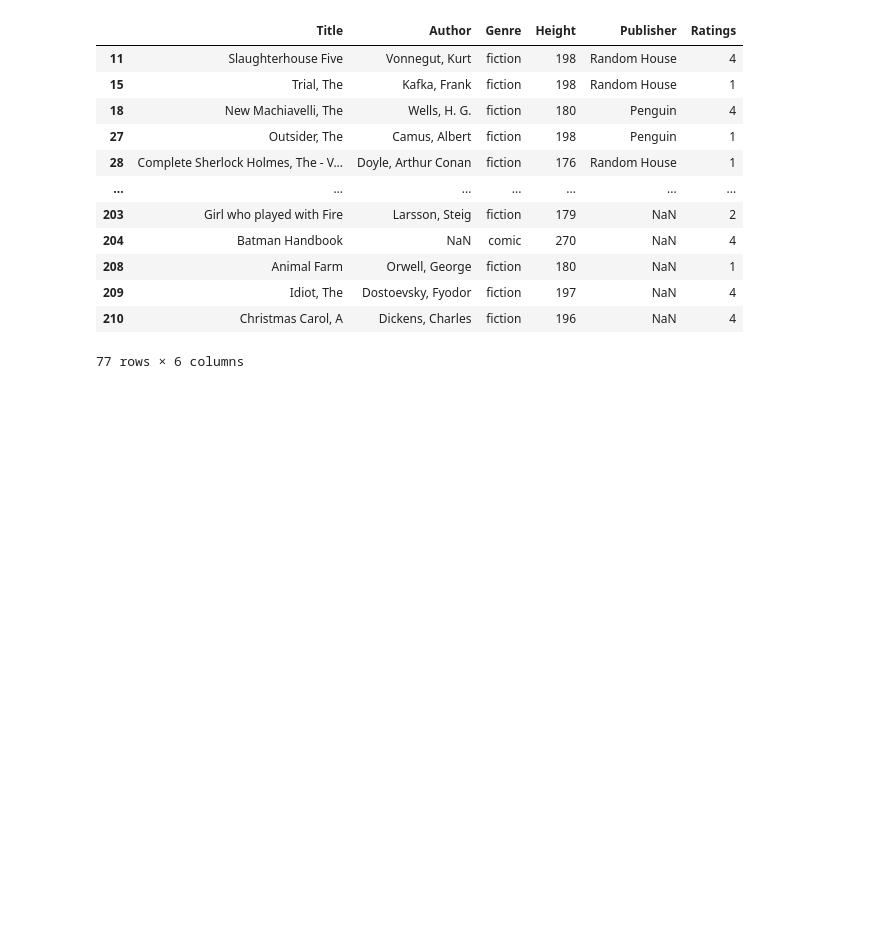
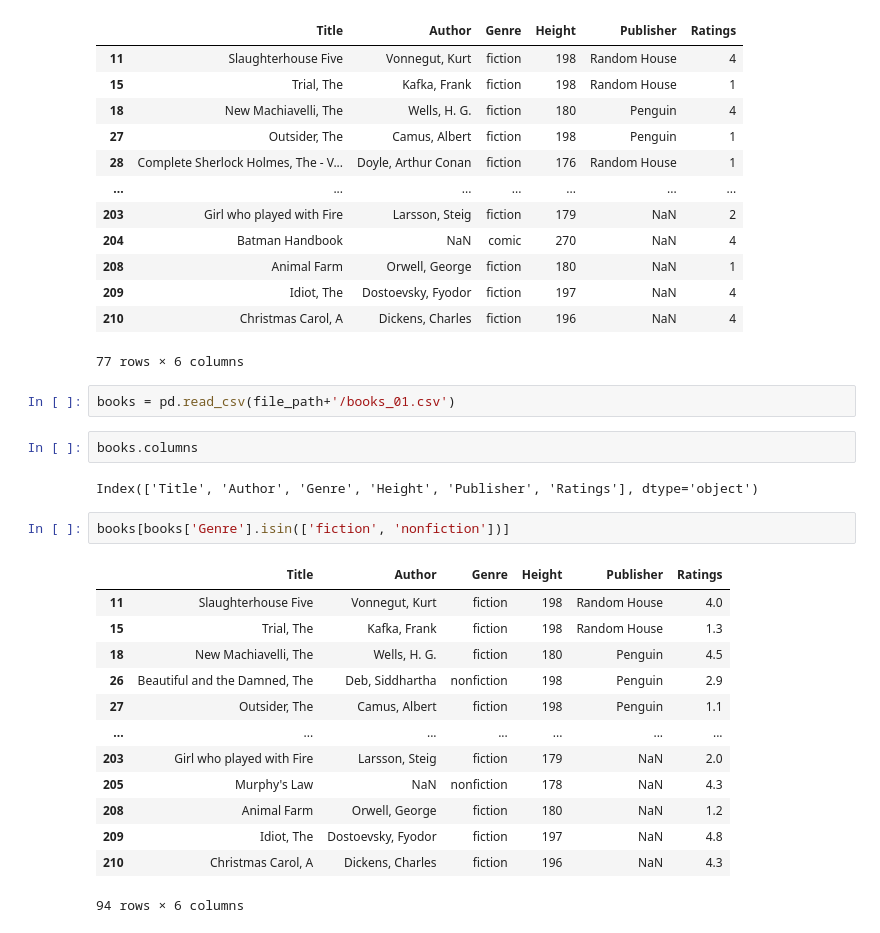
Before and after one commit to Haris-09/Python-Programming, a Jupyter notebook: Exploratory_Data_Analysis.ipynb, the cells around one changed output. Saved outputs shown, nothing was run; the diff lists cells and outputs as text; blank space fills up the shorter version.

```diff
--- a/Exploratory_Data_Analysis.ipynb
+++ b/Exploratory_Data_Analysis.ipynb
@@ -135,3 +140,25 @@ books[books['Genre'].isin(['fiction', 'comic'])]
 | 209 | Idiot, The | Dostoevsky, Fyodor | fiction | 197 | NaN | 4 |
 | 210 | Christmas Carol, A | Dickens, Charles | fiction | 196 | NaN | 4 |
 77 rows × 6 columns
+# %%
+books = pd.read_csv(file_path+'/books_01.csv')
+# %%
+books.columns
+# %% [output]
+Index(['Title', 'Author', 'Genre', 'Height', 'Publisher', 'Ratings'], dtype='object')
+# %%
+books[books['Genre'].isin(['fiction', 'nonfiction'])]
+# %% [output]
+|  | Title | Author | Genre | Height | Publisher | Ratings |
+| 11 | Slaughterhouse Five | Vonnegut, Kurt | fiction | 198 | Random House | 4.0 |
+| 15 | Trial, The | Kafka, Frank | fiction | 198 | Random House | 1.3 |
+| 18 | New Machiavelli, The | Wells, H. G. | fiction | 180 | Penguin | 4.5 |
+| 26 | Beautiful and the Damned, The | Deb, Siddhartha | nonfiction | 198 | Penguin | 2.9 |
+| 27 | Outsider, The | Camus, Albert | fiction | 198 | Penguin | 1.1 |
+| ... | ... | ... | ... | ... | ... | ... |
+| 203 | Girl who played with Fire | Larsson, Steig | fiction | 179 | NaN | 2.0 |
+| 205 | Murphy's Law | NaN | nonfiction | 178 | NaN | 4.3 |
+| 208 | Animal Farm | Orwell, George | fiction | 180 | NaN | 1.2 |
+| 209 | Idiot, The | Dostoevsky, Fyodor | fiction | 197 | NaN | 4.8 |
+| 210 | Christmas Carol, A | Dickens, Charles | fiction | 196 | NaN | 4.3 |
+94 rows × 6 columns
```
Also changed, not shown: parts of 17 cells of this notebook.
